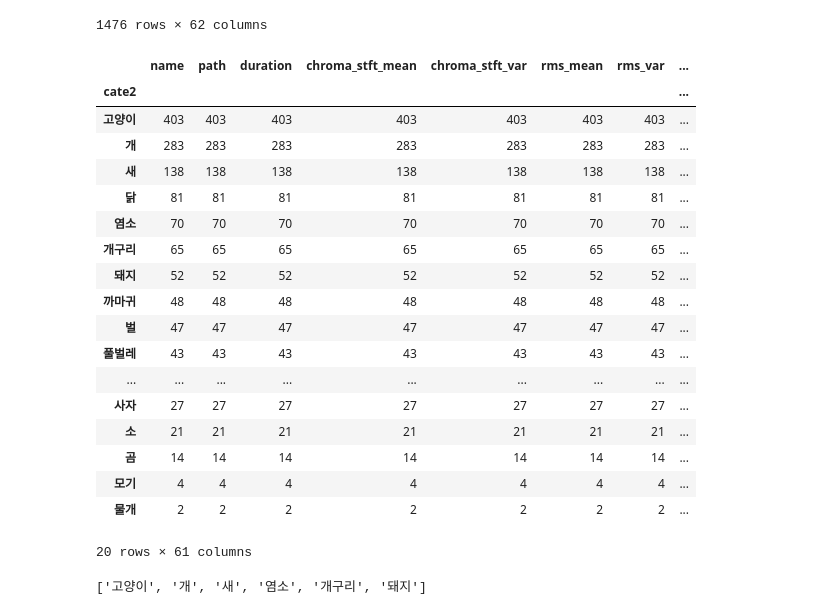
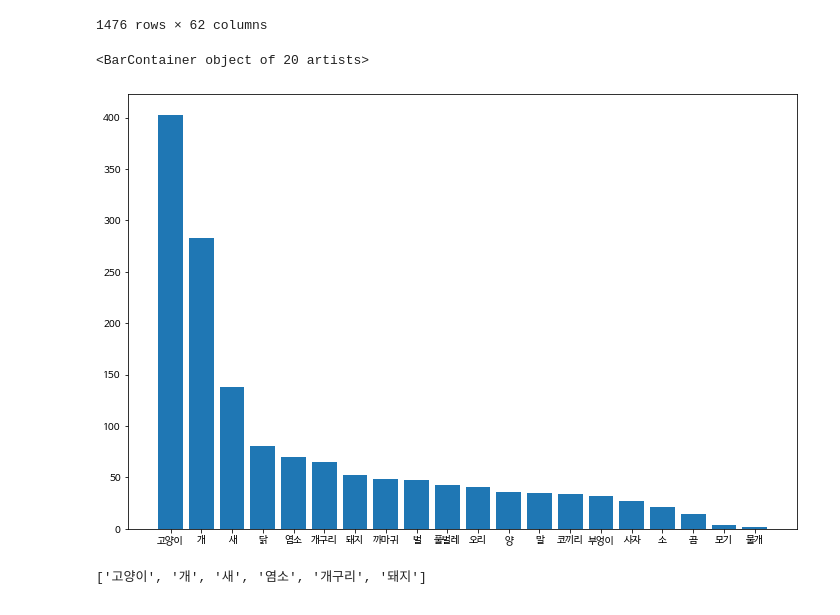
Before and after one commit to HyunjinKIM-Chloe/sai, a Jupyter notebook: codes/animal_sound_trial_report_1202.ipynb, the cells around one changed output. Drawn from its saved outputs; the diff is of its cells as text; code cells hidden in the pictures.

```diff
--- a/codes/animal_sound_trial_report_1202.ipynb
+++ b/codes/animal_sound_trial_report_1202.ipynb
@@ -94,27 +94,11 @@ o_df
 1476 rows × 62 columns
 # %%
 count_df = o_df.groupby('cate2').count().sort_values(by='name', ascending=False)
-count_df
+plt.figure(figsize=(12,8))
+plt.bar(count_df.index, height=count_df['name'])
 # %% [output]
-|  | name | path | duration | chroma_stft_mean | chroma_stft_var | rms_mean | rms_var | ... |
-| cate2 |  |  |  |  |  |  |  | ... |
-| 고양이 | 403 | 403 | 403 | 403 | 403 | 403 | 403 | ... |
-| 개 | 283 | 283 | 283 | 283 | 283 | 283 | 283 | ... |
-| 새 | 138 | 138 | 138 | 138 | 138 | 138 | 138 | ... |
-| 닭 | 81 | 81 | 81 | 81 | 81 | 81 | 81 | ... |
-| 염소 | 70 | 70 | 70 | 70 | 70 | 70 | 70 | ... |
-| 개구리 | 65 | 65 | 65 | 65 | 65 | 65 | 65 | ... |
-| 돼지 | 52 | 52 | 52 | 52 | 52 | 52 | 52 | ... |
-| 까마귀 | 48 | 48 | 48 | 48 | 48 | 48 | 48 | ... |
-| 벌 | 47 | 47 | 47 | 47 | 47 | 47 | 47 | ... |
-| 풀벌레 | 43 | 43 | 43 | 43 | 43 | 43 | 43 | ... |
-| ... | ... | ... | ... | ... | ... | ... | ... | ... |
-| 사자 | 27 | 27 | 27 | 27 | 27 | 27 | 27 | ... |
-| 소 | 21 | 21 | 21 | 21 | 21 | 21 | 21 | ... |
-| 곰 | 14 | 14 | 14 | 14 | 14 | 14 | 14 | ... |
-| 모기 | 4 | 4 | 4 | 4 | 4 | 4 | 4 | ... |
-| 물개 | 2 | 2 | 2 | 2 | 2 | 2 | 2 | ... |
-20 rows × 61 columns
+<BarContainer object of 20 artists>
+[figure, added]
 # %%
 target_animals = ['고양이', '개', '새', '염소', '개구리', '돼지'] # count_df.index[:7].tolist()
 print(target_animals)
```
Also changed, not shown: parts of 16 cells of this notebook, 24 other files.
